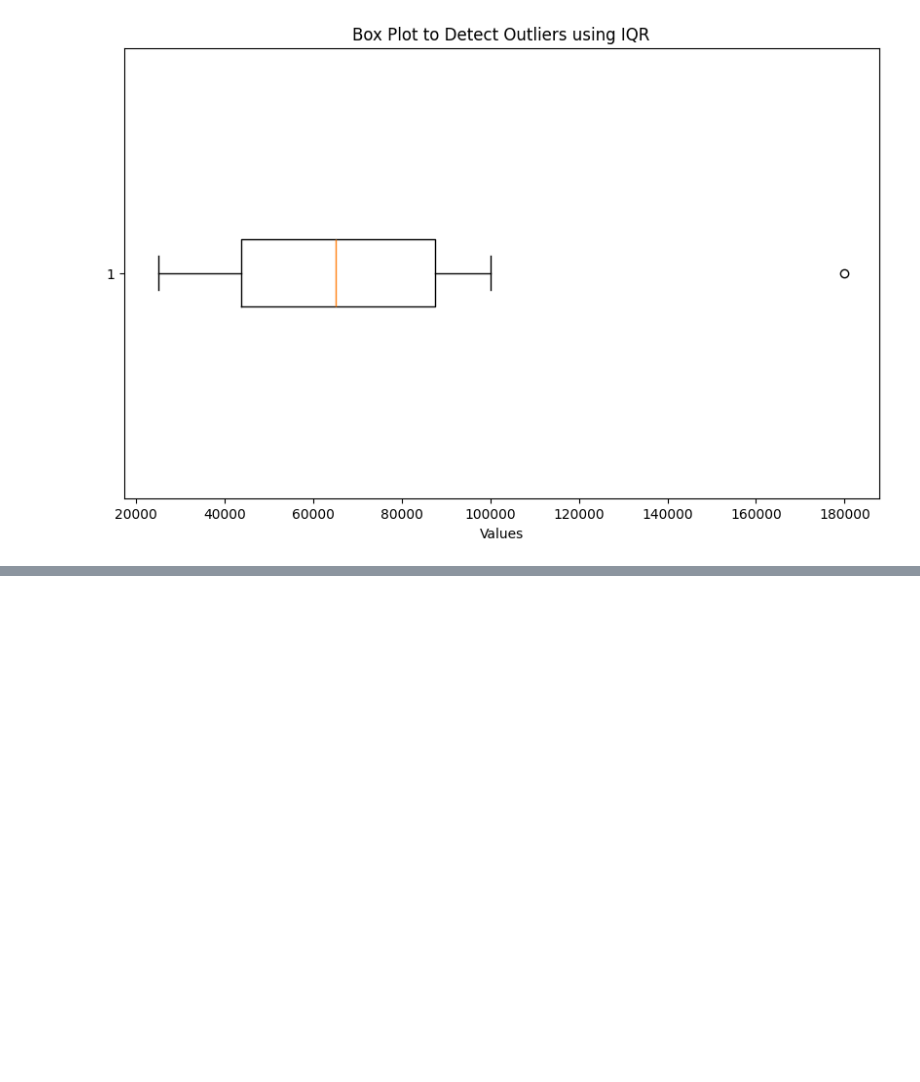
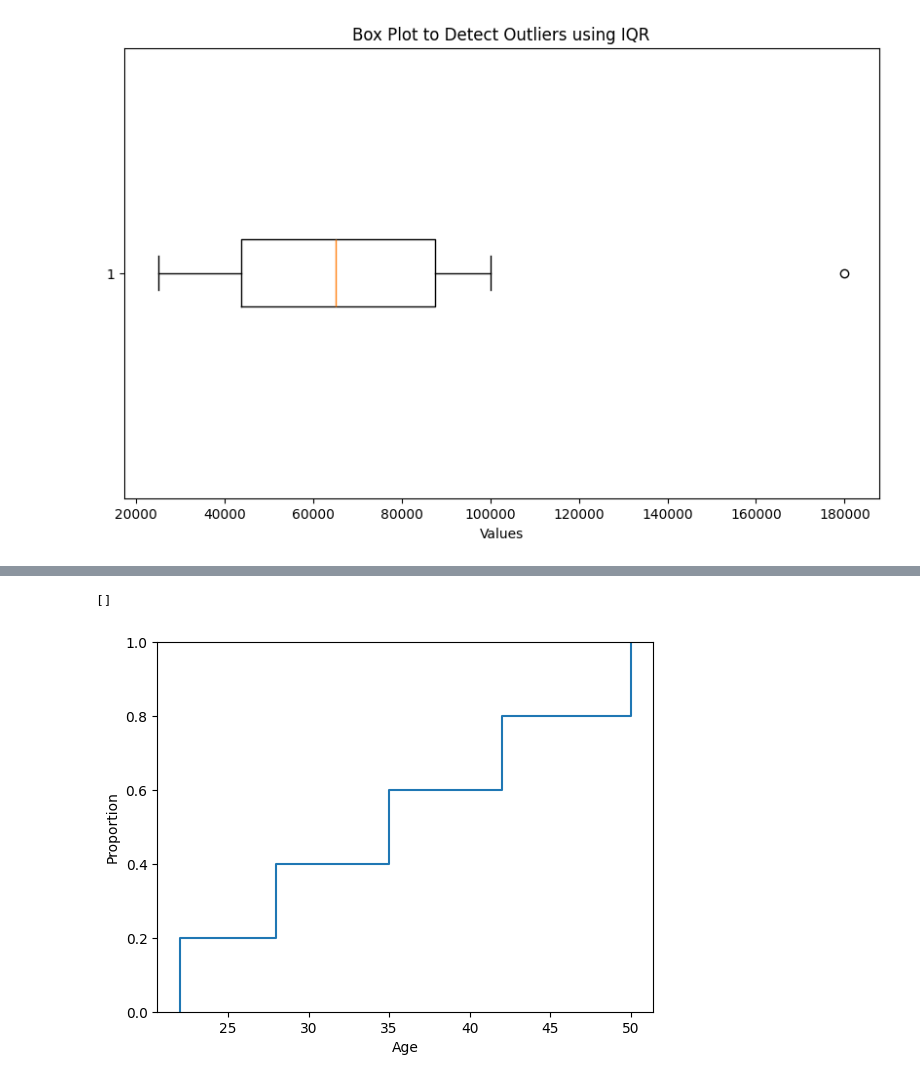
Before and after one commit to sarthak-opash/AI-ML-Internship, a Jupyter notebook: Day 12/correlation.ipynb, the cells around one changed output, grey strips where cells are left out. Drawn from its saved outputs; the diff is of its cells as text; code cells hidden in the pictures; blank space fills up the shorter version.

```diff
--- a/Day 12/correlation.ipynb
+++ b/Day 12/correlation.ipynb
@@ -146,0 +195,9 @@ plt.show()
+# %%
+sns.ecdfplot(
+    data = df1,
+    x = 'Age'
+)
+plt.plot()
+# %% [output]
+[]
+[figure, added]
```
Also changed, not shown: parts of 10 cells of this notebook, 9 other files.
